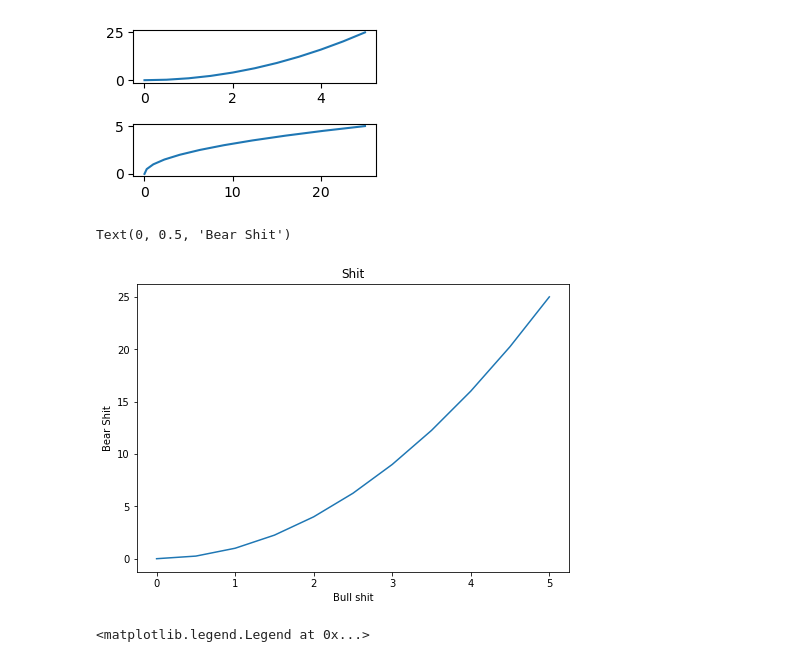
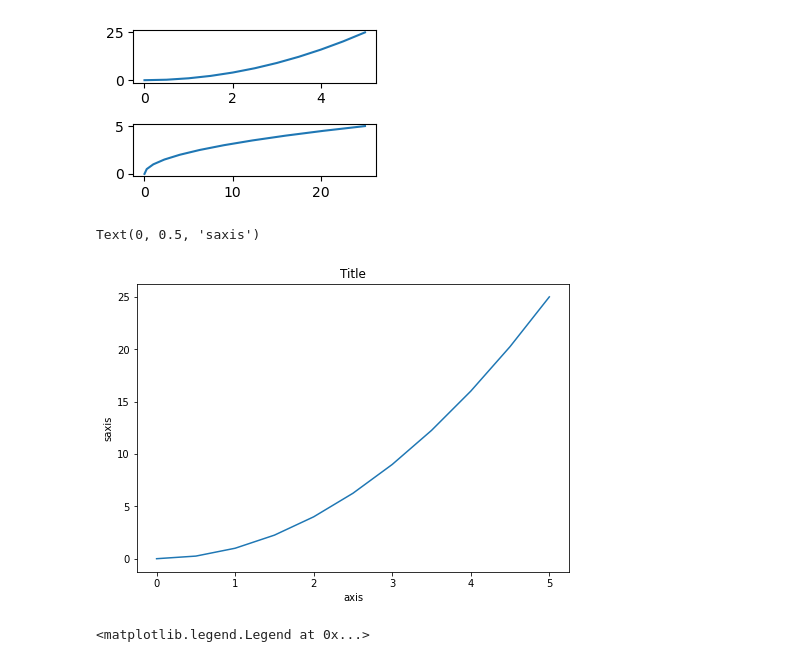
Before and after one commit to deebyajpradhan/datasciences, a Jupyter notebook: Visualization.ipynb, the cells around one changed output. Saved outputs shown, nothing was run; the diff lists cells and outputs as text; code cells hidden in the pictures.

```diff
--- a/Visualization.ipynb
+++ b/Visualization.ipynb
@@ -109,13 +109,13 @@ fig.savefig('mypicture.png',dpi=100) #('filename you want to create.extension')
 # %%
 fig=plt.figure()
 ax=fig.add_axes([0,0,1,1])
 ax.plot(x,y)
 ax.set_title('Title')
-ax.set_xlabel('')
-ax.set_ylabel('Bear Shit')
+ax.set_xlabel('axis')
+ax.set_ylabel('saxis')
 # %% [output]
-Text(0, 0.5, 'Bear Shit')
+Text(0, 0.5, 'saxis')
-[figure, old version]
+[figure, new version]
 # %%
 #with legend() we can use label text to clarify what plot is what plot
 # %%
```
Also changed, not shown: parts of 1 cell of this notebook.
